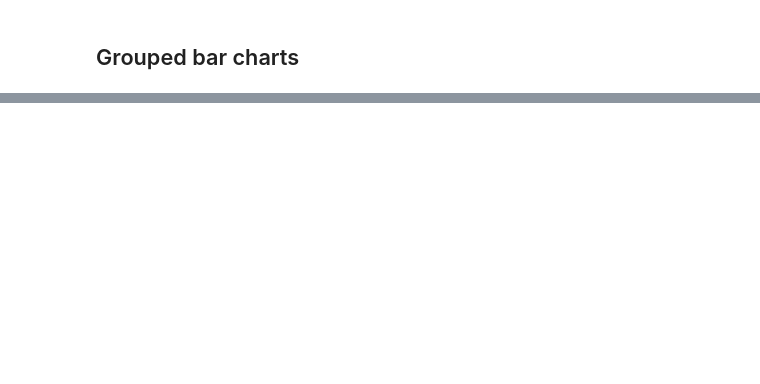
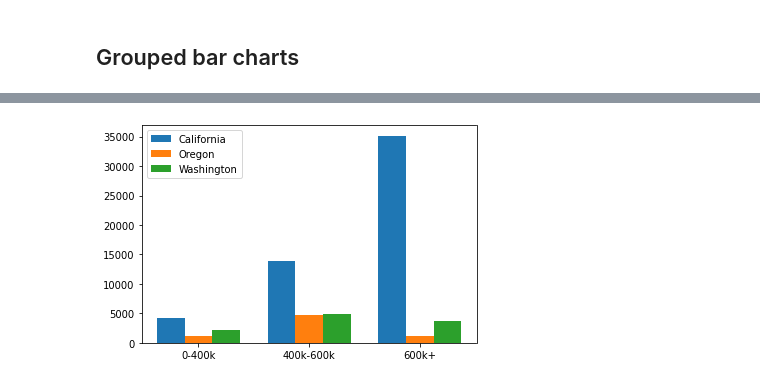
Before and after one commit to naruhikohama/dataviz-python, a Jupyter notebook: bar_charts_demo.ipynb, the cells around one changed output, grey strips where cells are left out. Cells and saved outputs as stored; diff of their text form; code cells hidden in the pictures; blank space fills up the shorter version.

```diff
--- a/bar_charts_demo.ipynb
+++ b/bar_charts_demo.ipynb
@@ -154,0 +178,39 @@ import seaborn as sns
+# %%
+fig, ax = plt.subplots()
+
+width = 0.25
+
+x1 = np.arange(len(ca_or))
+x2 = [x + width for x in x1]
+x3 = [x + width for x in x2]
+
+ax.bar(
+    x1,
+    ca_or['CA'],
+    width = width,
+    label = 'California'
+)
+
+ax.bar(
+    x2,
+    ca_or['OR'],
+    width = width,
+    label = 'Oregon'
+)
+ax.bar(
+    x3,
+    ca_or['WA'],
+    width = width,
+    label = 'Washington'
+)
+
+plt.xticks(
+    x2,
+    ca_or.index
+)
+
+ax.legend()
+
+plt.show()
+# %% [output]
+[figure, added]
```
Also changed, not shown: parts of 7 cells of this notebook.
